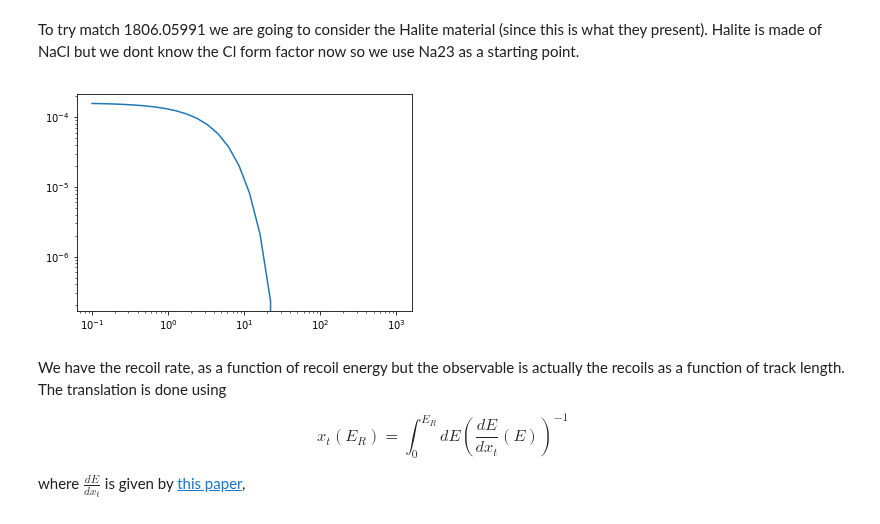
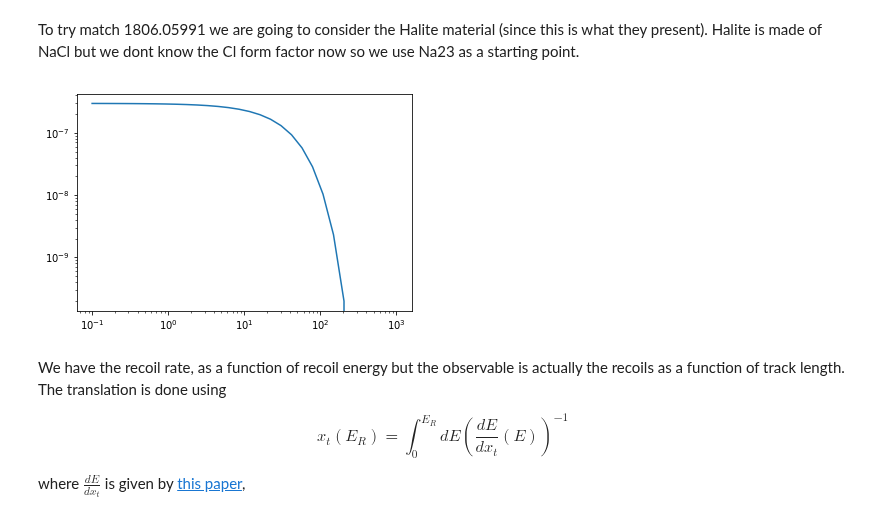
Before and after one commit to tedwards2412/paleo_detectors, a Jupyter notebook: Notebooks/Length_distribution.ipynb, the cells around one changed output. Saved outputs shown, nothing was run; the diff lists cells and outputs as text; code cells hidden in the pictures.

```diff
--- a/Notebooks/Length_distribution.ipynb
+++ b/Notebooks/Length_distribution.ipynb
@@ -29,15 +29,18 @@ def calcdRdE(ER_keV, m_x, cp, cn, **kwargs):
         dRdE += frac_vals[nuc]*DMU.dRdE_NREFT(ER_keV, m_x, cp, cn, nuc, **kwargs)
     return dRdE
 # %%
-cp = np.zeros(11)
-cp[0] = 1e-8
-cn = cp
+# cp = np.zeros(11)
+# cp[0] = 1e-8
+# cn = cp
 
-dRdE = calcdRdE(E_list, 10, cp, cn)
+# dRdE = calcdRdE(E_list, 10, cp, cn)
+pNa = 11
+nNa = pNa+1
+dRdE = DMU.dRdE_standard(E_list, pNa, nNa, 500, 1e-45)
 plt.loglog(E_list, dRdE)
 plt.show()
 # %% [output]
-[figure, old version]
+[figure, new version]
 # %% [markdown]
 We have the recoil rate, as a function of recoil energy but the observable is actually the recoils as a function of track length. The translation is done using
 
```
Also changed, not shown: parts of 2 cells of this notebook, 1 other file.
